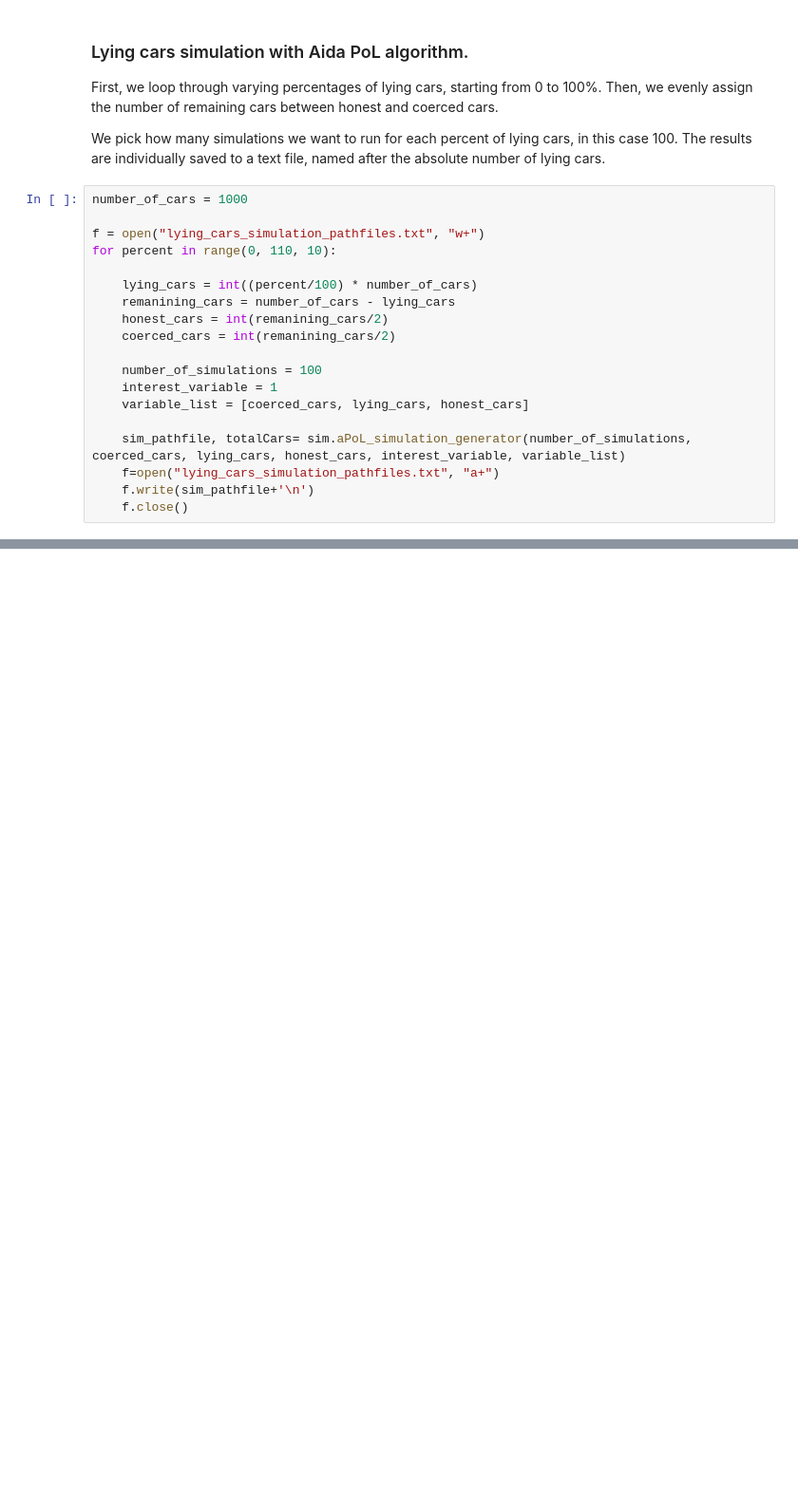
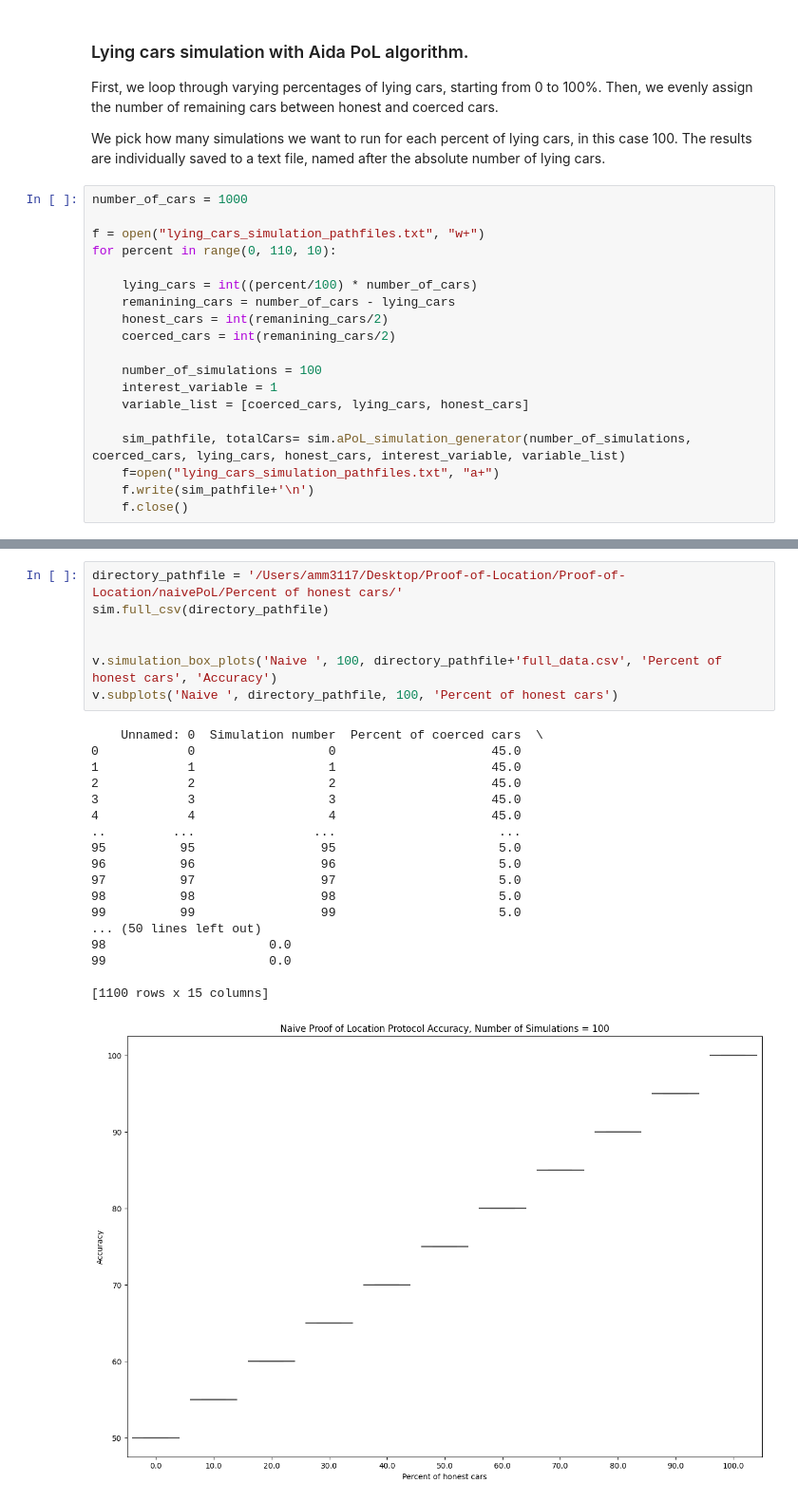
Before and after one commit to aidamanzano/Proof-of-Location, a Jupyter notebook: final_simulation_generator.ipynb, the cells around one changed output, grey strips where cells are left out. Shown at 95% size. Drawn from its saved outputs; the diff is of its cells as text; blank space fills up the shorter version.

```diff
--- a/final_simulation_generator.ipynb
+++ b/final_simulation_generator.ipynb
@@ -86,0 +228,26 @@ for percent in range(0, 110, 10):
+# %%
+directory_pathfile = '/Users/amm3117/Desktop/Proof-of-Location/Proof-of-Location/naivePoL/Percent of honest cars/'
+sim.full_csv(directory_pathfile)
+
+
+v.simulation_box_plots('Naive ', 100, directory_pathfile+'full_data.csv', 'Percent of honest cars', 'Accuracy')
+v.subplots('Naive ', directory_pathfile, 100, 'Percent of honest cars')
+# %% [output]
+    Unnamed: 0  Simulation number  Percent of coerced cars  \
+0            0                  0                     45.0
+1            1                  1                     45.0
+2            2                  2                     45.0
+3            3                  3                     45.0
+4            4                  4                     45.0
+..         ...                ...                      ...
+95          95                 95                      5.0
+96          96                 96                      5.0
+97          97                 97                      5.0
+98          98                 98                      5.0
+99          99                 99                      5.0
+... (50 lines left out)
+98                      0.0
+99                      0.0
+
+[1100 rows x 15 columns]
+[figure, added]
```
Also changed, not shown: parts of 22 cells of this notebook.
